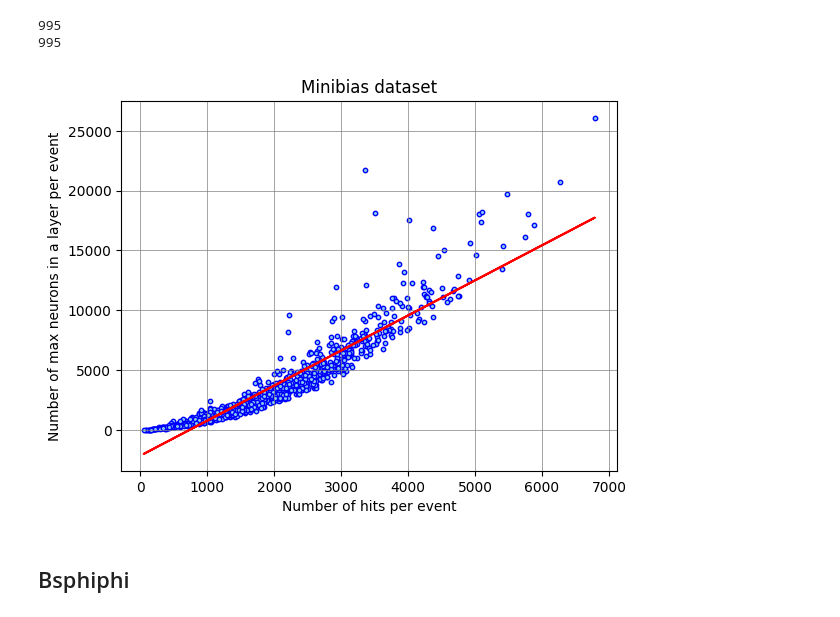
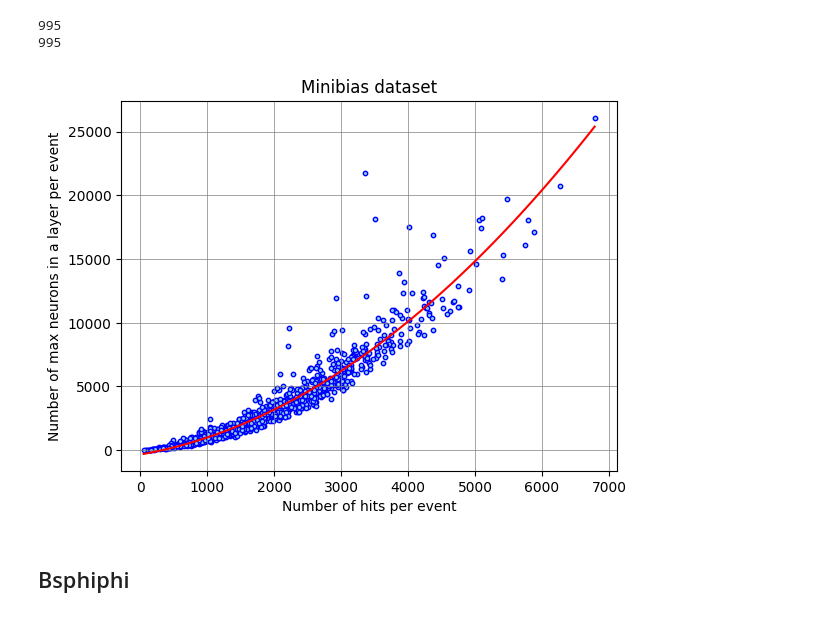
Before and after one commit to alawaree/Code_Thesis_HopfieldNetwork_VELO, a Jupyter notebook: data_analysis/hits_neurons_analysis.ipynb, the cells around one changed output. Cells and saved outputs as stored; diff of their text form; code cells hidden in the pictures.

```diff
--- a/data_analysis/hits_neurons_analysis.ipynb
+++ b/data_analysis/hits_neurons_analysis.ipynb
@@ -109,22 +109,27 @@ print(len(list_hits_total))
 # %%
 # quick linear regression
 x = np.array(list_hits_total)
 y = np.array(list_max_neurons)
-slope, intercept = np.polyfit(x, y, 1)
-trendline = slope * np.array(x) + intercept
+
+# create curve
+coefficients = np.polyfit(x, y, 2)
+quadratic_fit = np.poly1d(coefficients)
+x_curve = np.linspace(min(x), max(x), 100)
+y_curve = quadratic_fit(x_curve)
 
 # Create a scatter plot
 plt.scatter(x, y,s=10, marker='o', color = "skyblue", edgecolor='blue')
 plt.grid(True, color='grey', linewidth=0.5)
 
 # Add the polynomial regression curve to the plot
-plt.plot(x, trendline, color='red')
+plt.plot(x_curve, y_curve, color='red')
+
 plt.xlabel('Number of hits per event')
 plt.ylabel('Number of max neurons in a layer per event')
 plt.title('Minibias dataset')
 plt.show()
 # %% [output]
-[figure, old version]
+[figure, new version]
 # %% [markdown]
 ## Bsphiphi
 # %%
```
Also changed, not shown: parts of 1 cell of this notebook, 11 other files.
